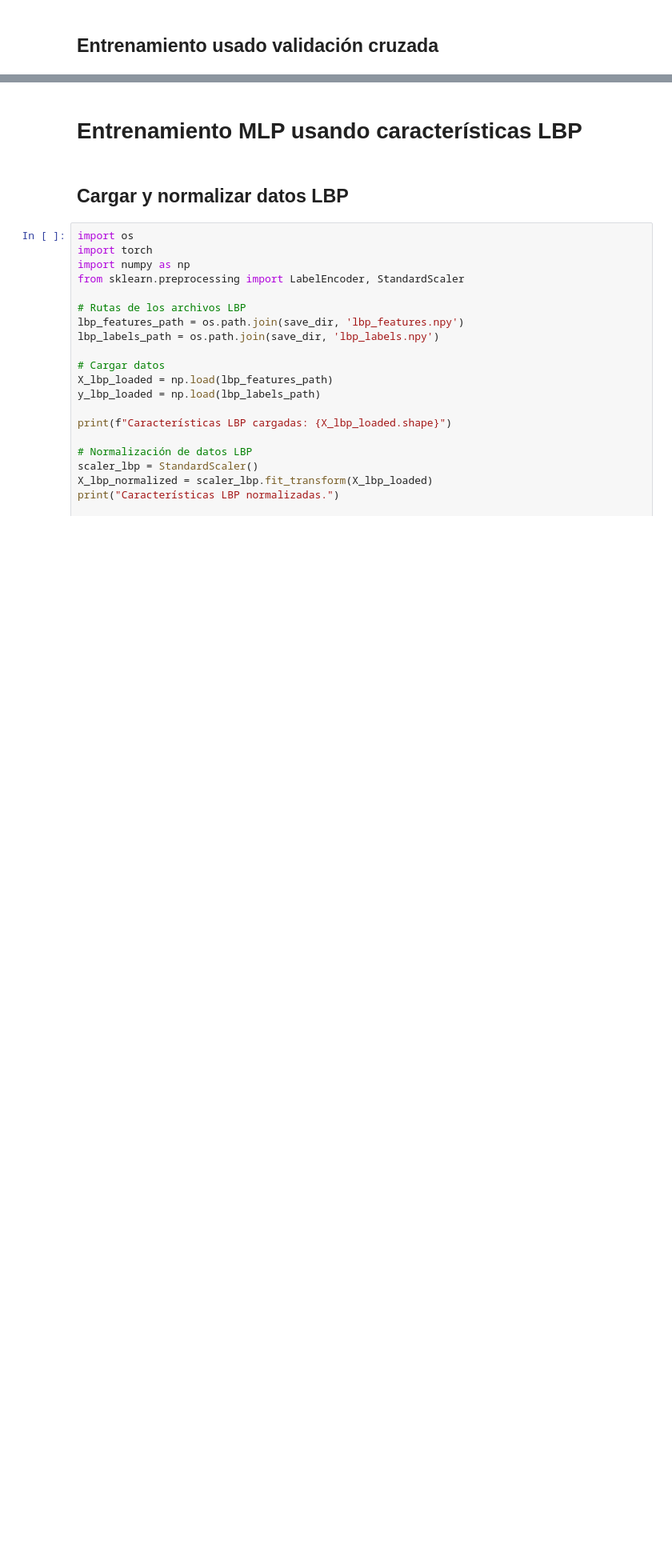
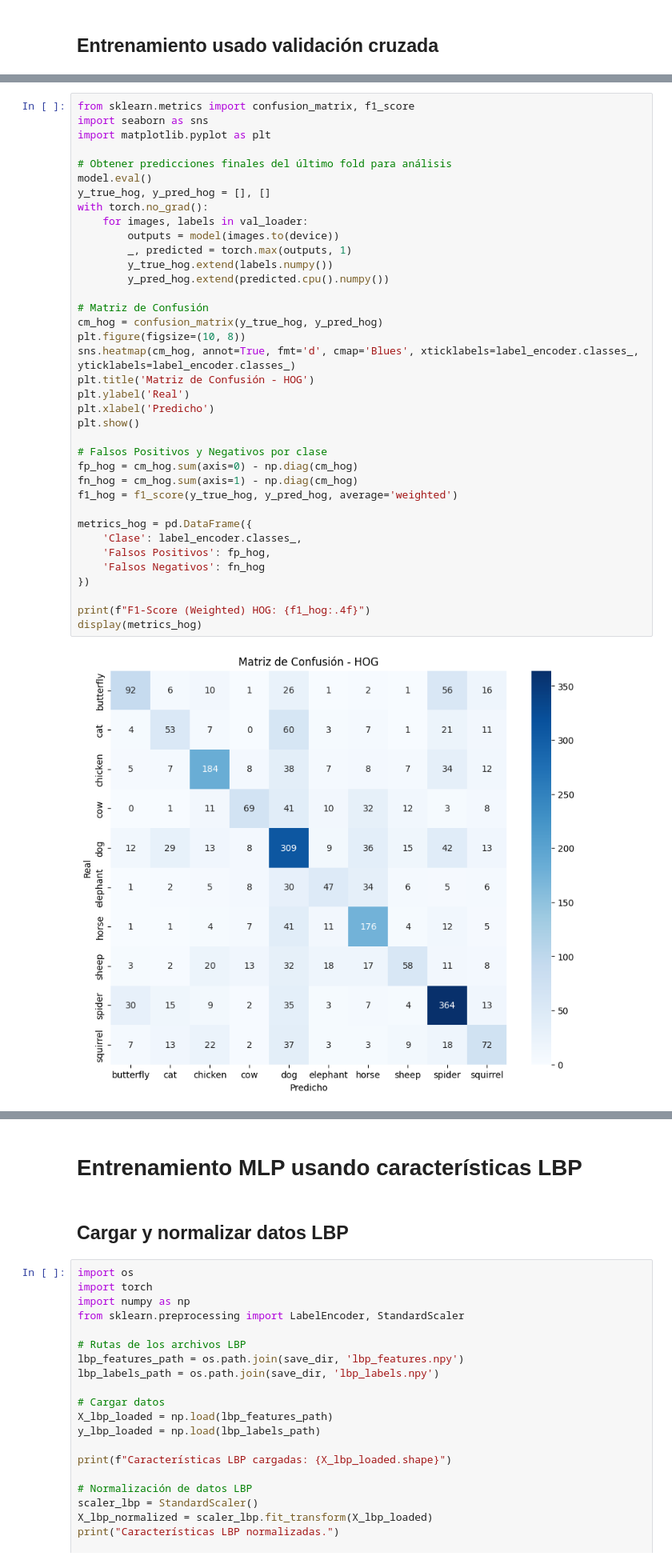
Before and after one commit to MrRichar02/Laboratorio-Imagenes-2, a Jupyter notebook: lab2_imagenes.ipynb, the cells around one changed output, grey strips where cells are left out. Shown at 80% size. Cells and saved outputs as stored; diff of their text form; blank space fills up the shorter version.

```diff
--- a/lab2_imagenes.ipynb
+++ b/lab2_imagenes.ipynb
@@ -508,0 +581,39 @@ display(df_results_sorted)
+# %%
+from sklearn.metrics import confusion_matrix, f1_score
+import seaborn as sns
+import matplotlib.pyplot as plt
+
+# Obtener predicciones finales del último fold para análisis
+model.eval()
+y_true_hog, y_pred_hog = [], []
+with torch.no_grad():
+    for images, labels in val_loader:
+        outputs = model(images.to(device))
+        _, predicted = torch.max(outputs, 1)
+        y_true_hog.extend(labels.numpy())
+        y_pred_hog.extend(predicted.cpu().numpy())
+
+# Matriz de Confusión
+cm_hog = confusion_matrix(y_true_hog, y_pred_hog)
+plt.figure(figsize=(10, 8))
+sns.heatmap(cm_hog, annot=True, fmt='d', cmap='Blues', xticklabels=label_encoder.classes_, yticklabels=label_encoder.classes_)
+plt.title('Matriz de Confusión - HOG')
+plt.ylabel('Real')
+plt.xlabel('Predicho')
+plt.show()
+
+# Falsos Positivos y Negativos por clase
+fp_hog = cm_hog.sum(axis=0) - np.diag(cm_hog)
+fn_hog = cm_hog.sum(axis=1) - np.diag(cm_hog)
+f1_hog = f1_score(y_true_hog, y_pred_hog, average='weighted')
+
+metrics_hog = pd.DataFrame({
+    'Clase': label_encoder.classes_,
+    'Falsos Positivos': fp_hog,
+    'Falsos Negativos': fn_hog
+})
+
+print(f"F1-Score (Weighted) HOG: {f1_hog:.4f}")
+display(metrics_hog)
+# %% [output]
+[figure, added]
```
Also changed, not shown: parts of 24 cells of this notebook.
